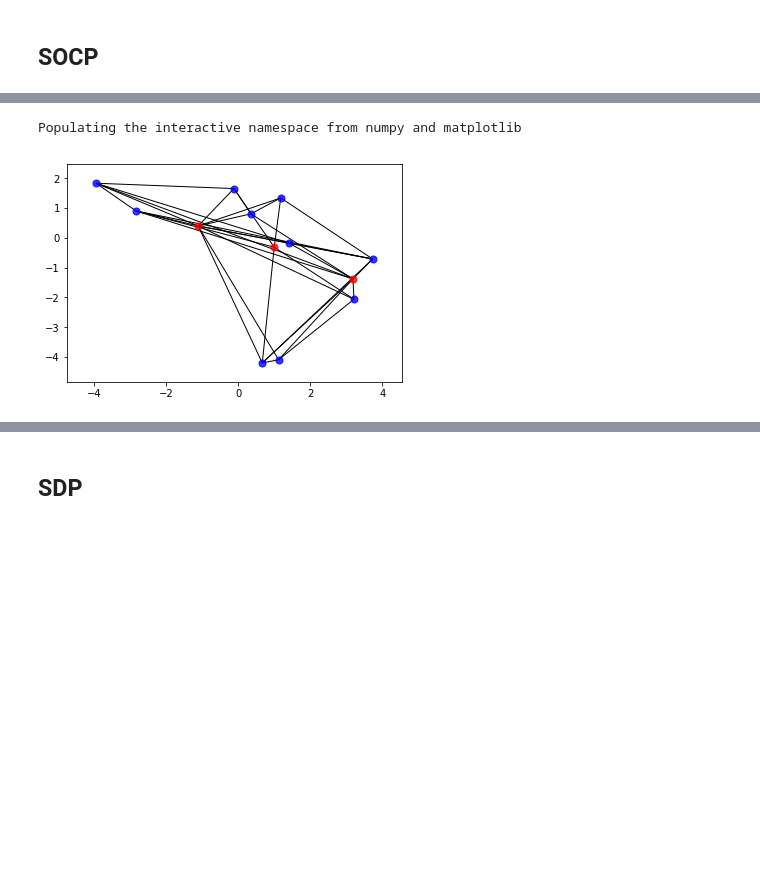
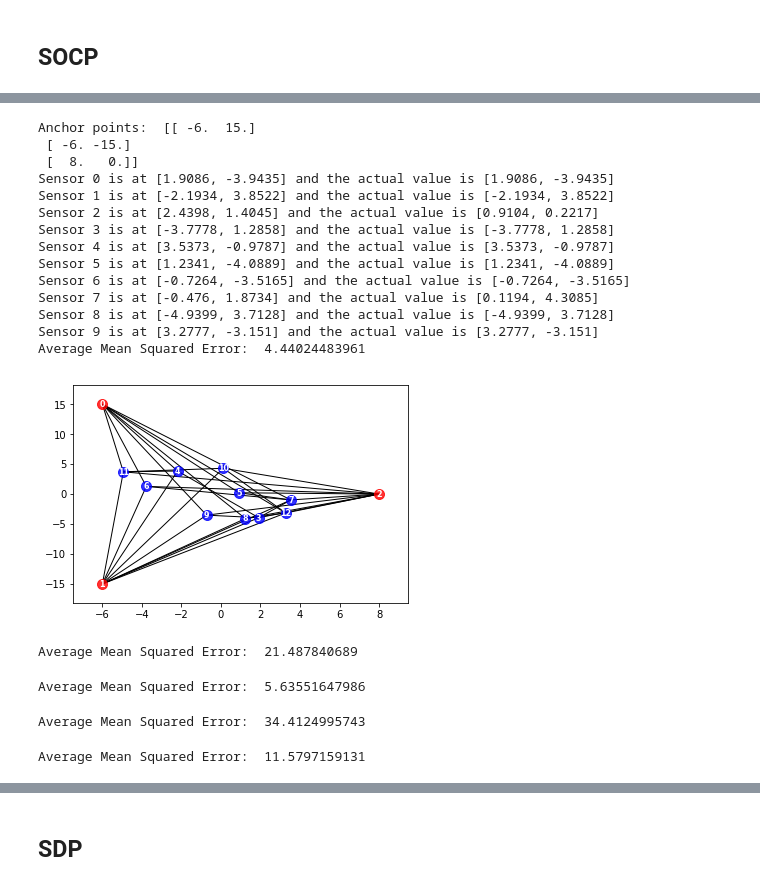
Before and after one commit to JihoonAndyKim/CME307SNL, a Jupyter notebook: Problem 1.ipynb, the cells around one changed output, grey strips where cells are left out. Saved outputs shown, nothing was run; the diff lists cells and outputs as text; code cells hidden in the pictures; blank space fills up the shorter version.

```diff
--- a/Problem 1.ipynb
+++ b/Problem 1.ipynb
@@ -80,11 +84,11 @@ def generate_inside_hull(n,npoints):
     rangP = np.full((npoints,n), 10.)
 
     if(n == 1):
-        a = np.array([-6, 6])
+        a = np.array([-6., 6.])
     elif(n == 2):
-        a = np.array([[-6, 15], [-6, -15], [8, 0]])
+        a = np.array([[-6., 15.], [-6., -15.], [8., 0.]])
     elif(n == 3):
-        a = np.array([[-6, 15,-10], [-6, -15,-10], [8, 0, -10], [0, 0, 10]])
+        a = np.array([[-6., 15.,-10.], [-6., -15.,-10.], [8., 0., -10.], [0., 0., 10.]])
     # Construct the sensor points
     p = np.random.rand(npoints,n)
     p = origP + np.multiply(p,rangP)
@@ -114,7 +118,7 @@ def generate_inside_hull(n,npoints):
         for l in range(numAnch):
             adjacency[anchList[l],i+off] = np.linalg.norm(a[anchList[l]] - p[i])
             adjacency[i+off,anchList[l]] = adjacency[anchList[l],i+off]
-        print(numAnch)
+        #print(numAnch)
         # Count number of constraints already set for this point
         countConstr = 0
         for l in range(npoints+off):
@@ -244,33 +262,39 @@ Sensor 9 is at [1.7878, -0.7781] and the actual value is [0.6645, -4.2011]
-# %%
-%pylab inline --no-import-all
-if(n == 2):
-    G=nx.Graph()
-
-    for i in range(n+1):
-        G.add_node(i,pos=a[i])
-
-    for i in range(npoints):
-        G.add_node(n+1+i,pos=p[i])
-
-    pos=nx.get_node_attributes(G,'pos')
-
-    nx.draw_networkx_nodes(G,pos,
-                           nodelist=[i for i in range(n+1)],
-                           node_color='r',
-                           node_size=50,
-                           alpha=0.8)
-    nx.draw_networkx_nodes(G,pos,
-                           nodelist=[i for i in range(n+1,npoints+n+1)],
-                           node_color='b',
-                           node_size=50,
-                           alpha=0.8)
-    for i in range(npoints+n+1):
-        for j in range(n+1,npoints+n+1):
-            if(adjacency[j,i] > 0.):
-                G.add_edge(i,j)
-
-    nx.draw_networkx_edges(G,pos)
-    plt.draw()  # pyplot draw()
-# %% [output]
-Populating the interactive namespace from numpy and matplotlib
-[figure, removed]
+# %%
+#Solve 2-D with 10 sensors inside the convex hull
+SOCP(2, 10, False, 1, True)
+# %% [output]
+Anchor points:  [[ -6.  15.]
+ [ -6. -15.]
+ [  8.   0.]]
+Sensor 0 is at [1.9086, -3.9435] and the actual value is [1.9086, -3.9435]
+Sensor 1 is at [-2.1934, 3.8522] and the actual value is [-2.1934, 3.8522]
+Sensor 2 is at [2.4398, 1.4045] and the actual value is [0.9104, 0.2217]
+Sensor 3 is at [-3.7778, 1.2858] and the actual value is [-3.7778, 1.2858]
+Sensor 4 is at [3.5373, -0.9787] and the actual value is [3.5373, -0.9787]
+Sensor 5 is at [1.2341, -4.0889] and the actual value is [1.2341, -4.0889]
+Sensor 6 is at [-0.7264, -3.5165] and the actual value is [-0.7264, -3.5165]
+Sensor 7 is at [-0.476, 1.8734] and the actual value is [0.1194, 4.3085]
+Sensor 8 is at [-4.9399, 3.7128] and the actual value is [-4.9399, 3.7128]
+Sensor 9 is at [3.2777, -3.151] and the actual value is [3.2777, -3.151]
+Average Mean Squared Error:  4.44024483961
+[figure, added]
+# %%
+#Solve 1-D with 10 sensors randomly generated
+SOCP(1, 10, True, 100)
+# %% [output]
+Average Mean Squared Error:  21.487840689
+# %%
+#Solve 1-D with 10 sensors inside the convex hull
+SOCP(1, 10, False, 100)
+# %% [output]
+Average Mean Squared Error:  5.63551647986
+# %%
+#Solve 2-D with 10 sensors outside the convex hull
+SOCP(2, 10, True, 100)
+# %% [output]
+Average Mean Squared Error:  34.4124995743
+# %%
+#Solve 2-D with 10 sensors inside the convex hull
+SOCP(2, 10, False, 100)
+# %% [output]
+Average Mean Squared Error:  11.5797159131
```
Also changed, not shown: parts of 25 cells of this notebook.
